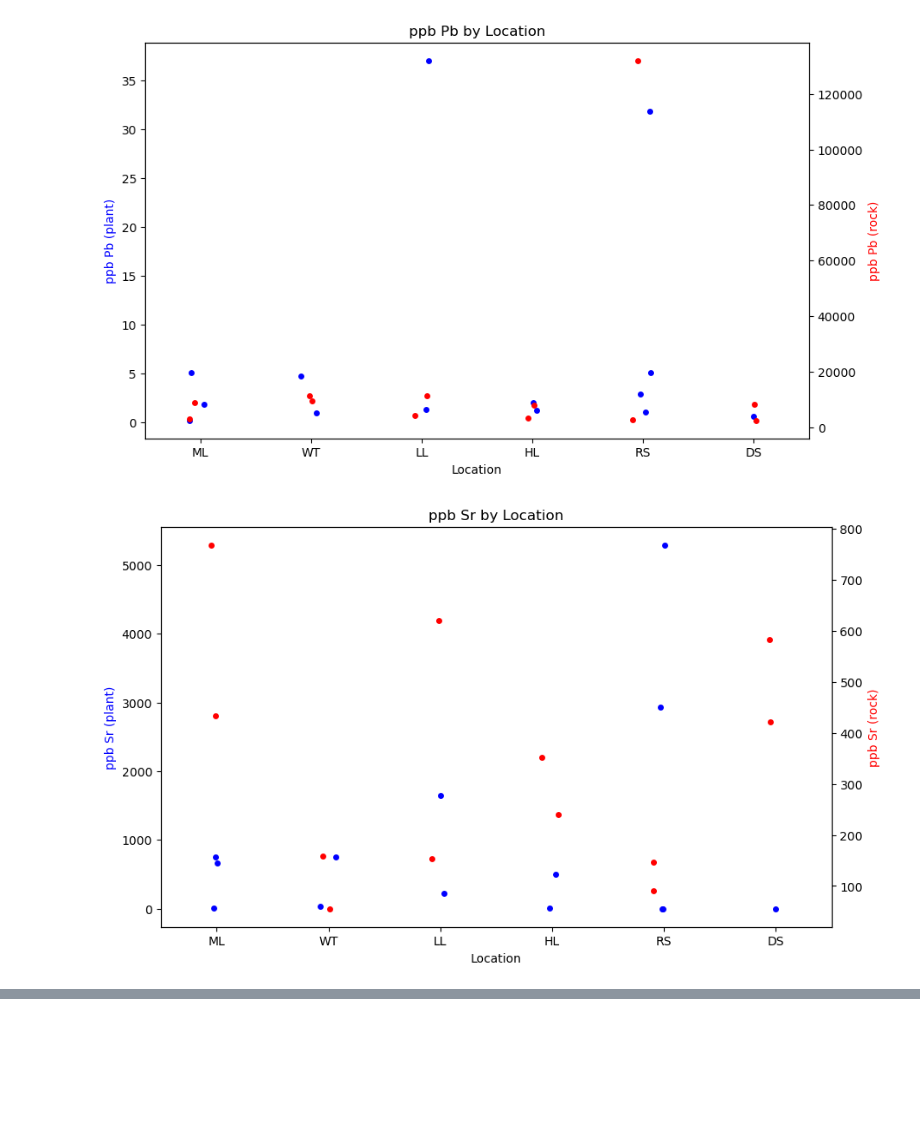
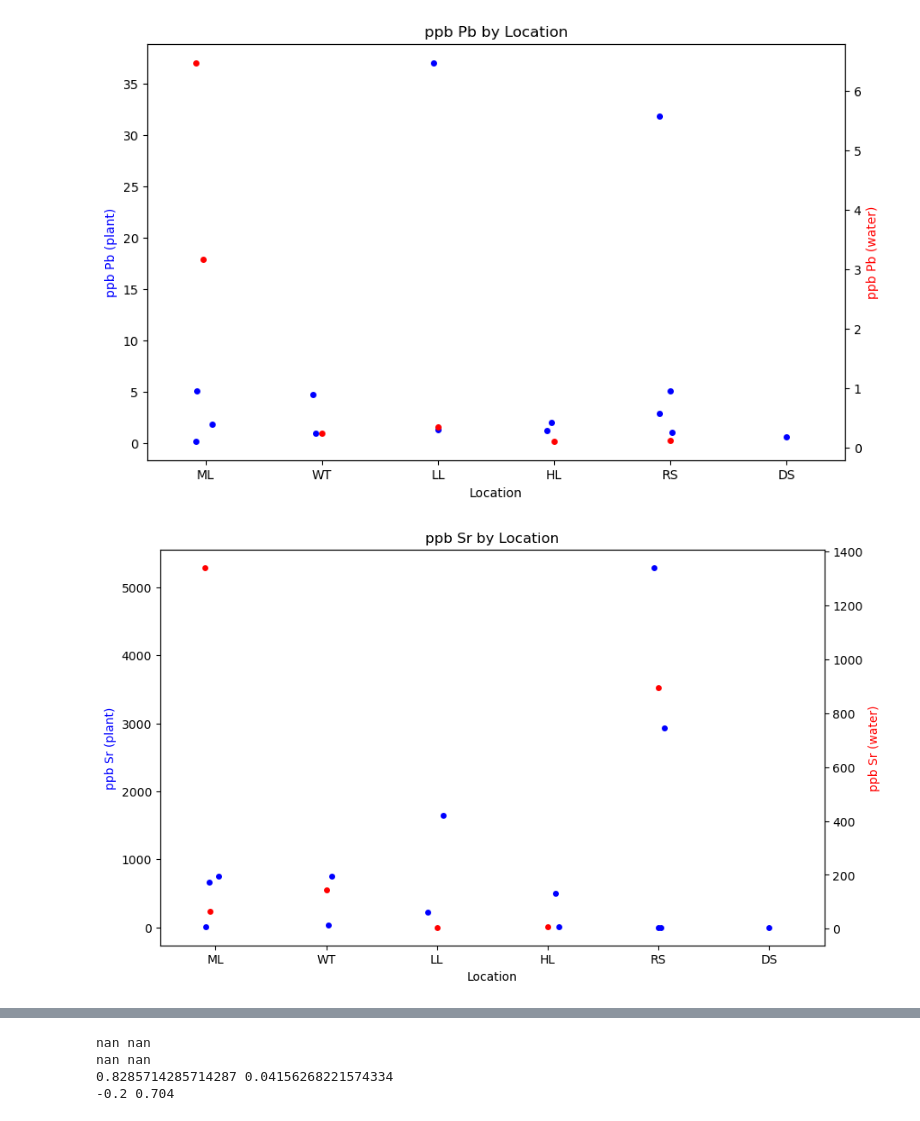
Before and after one commit to kaijif/emes-72-plant-chart, a Jupyter notebook: charts.ipynb, the cells around one changed output, grey strips where cells are left out. Drawn from its saved outputs; the diff is of its cells as text; code cells hidden in the pictures; blank space fills up the shorter version.

Commit message:
added water group and Sr, spearman coefficient

```diff
--- a/charts.ipynb
+++ b/charts.ipynb
@@ -5,7 +5,7 @@ import matplotlib.pyplot as plt
 # Read in the data and clean it up
 df = pd.DataFrame()
 dfs = []
-sample_types = ['plant', 'rock']
+sample_types = ['plant', 'rock', 'water']
 
 for sample_type in sample_types:
     sample_df = pd.read_csv(f'{sample_type}.csv').set_index('Sample').transpose()
@@ -67,18 +69,19 @@ df_reset
 # %%
 # Extract the location from the 'Sample name' for the x-axis
 df_reset['Location'] = df_reset['index'].str[:2]
 
 # Create the strip plots
-for metal in ['Pb', 'Sr']:
-    fig = plt.figure(figsize=(10, 6))
-    ax1 = sns.stripplot(x='Location', y=f'ppb {metal}', data=df_reset[df_reset['Sample type'] == 'plant'], jitter=True, color='blue')
-    ax2 = ax1.twinx()
-    sns.stripplot(x='Location', y=f'ppb {metal}', data=df_reset[df_reset['Sample type'] == 'rock'], jitter=True, color='red', ax=ax2)
-    ax1.set_ylabel(f'ppb {metal} (plant)', color='blue')
-    ax2.set_ylabel(f'ppb {metal} (rock)', color='red')
-    plt.title(f'ppb {metal} by Location')
-    plt.xlabel('Location')
-    plt.show()
+for secondary in ['water', 'rock']:
+    for metal in ['Pb', 'Sr']:
+        fig = plt.figure(figsize=(10, 6))
+        ax1 = sns.stripplot(x='Location', y=f'ppb {metal}', data=df_reset[df_reset['Sample type'] == 'plant'], jitter=True, color='blue')
+        ax2 = ax1.twinx()
+        sns.stripplot(x='Location', y=f'ppb {metal}', data=df_reset[df_reset['Sample type'] == f'{secondary}'], jitter=True, color='red', ax=ax2)
+        ax1.set_ylabel(f'ppb {metal} (plant)', color='blue')
+        ax2.set_ylabel(f'ppb {metal} ({secondary})', color='red')
+        plt.title(f'ppb {metal} by Location')
+        plt.xlabel('Location')
+        plt.show()
 # %% [output]
-[figure, old version]
+[figure, new version]
-[figure, old version]
+[figure, new version]
@@ -84,0 +90,14 @@ for metal in ['Pb', 'Sr']:
+# %%
+from scipy.stats import spearmanr
+stats = pd.DataFrame()
+for secondary in ['water', 'rock']:
+    for metal in ['Pb', 'Sr']:
+        avg_levels = df_reset.groupby(['Location', 'Sample type'])[f'ppb {metal}'].mean().unstack()
+        correlation, p_value = spearmanr(avg_levels[f'{secondary}'], avg_levels['plant'])
+        print(correlation, p_value)
+        stats = pd.concat([stats, pd.DataFrame([{'metal': metal, 'secondary': secondary, 'correlation': correlation, 'p_value': p_value}])])
+# %% [output]
+nan nan
+nan nan
+0.8285714285714287 0.04156268221574334
+-0.2 0.704
```
Also changed, not shown: parts of 5 cells of this notebook, 2 other files.
